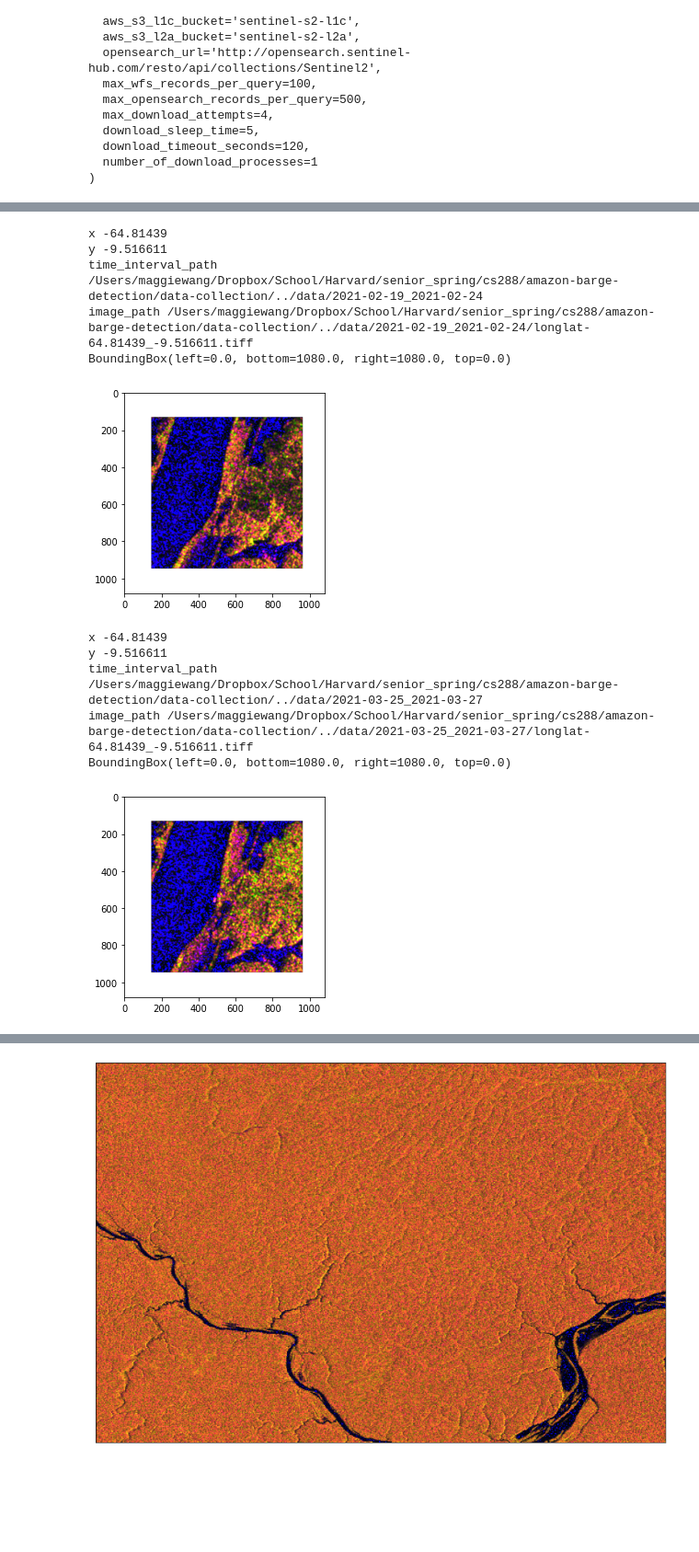
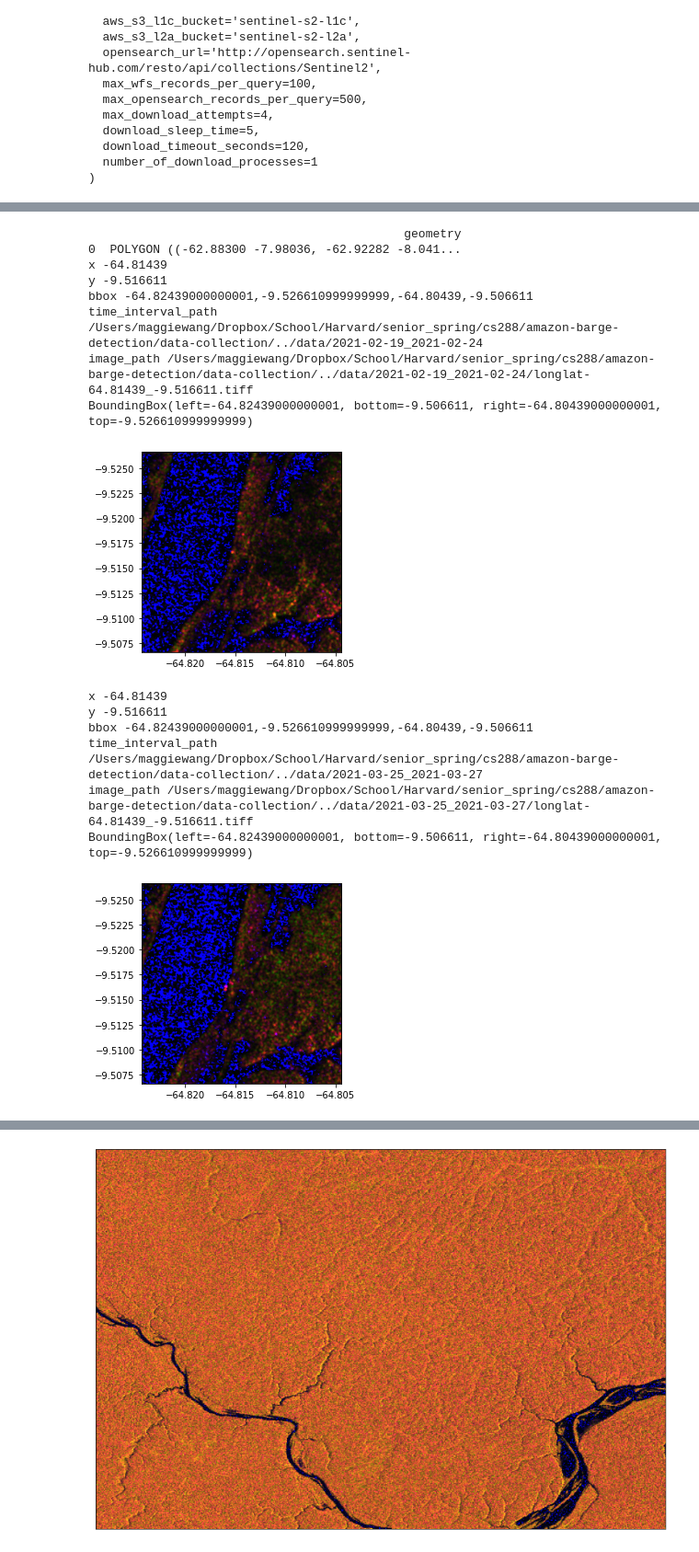
Before and after one commit to julianl092/amazon-barge-detection, a Jupyter notebook: data-collection/sentinel_1_pull_and_tile.ipynb, the cells around one changed output, grey strips where cells are left out. Shown at 92% size. Drawn from its saved outputs; the diff is of its cells as text; code cells hidden in the pictures; blank space fills up the shorter version.

Commit message:
got geotiffs, working on masking w geojson

```diff
--- a/data-collection/sentinel_1_pull_and_tile.ipynb
+++ b/data-collection/sentinel_1_pull_and_tile.ipynb
@@ -89,6 +105,10 @@ Supported DataCollections:
 
 import rasterio
 from rasterio.plot import show
+
+from rasterio.transform import Affine
+
+import geopandas as gpd
 
 # import geojson
 # geojson_file_name = 'mutum-parana-aoi-2.geojson'
@@ -101,6 +121,11 @@ from rasterio.plot import show
 # print('features', features)
 # print(features['geometry']['coordinates'])
 # coords = features['geometry']['coordinates']
+
+geojson_file_name = 'porto-velho-madeira-aoi.geojson'
+geojson_file_path = os.path.join(dir_path, 'geojson/' + geojson_file_name)
+train_df = gpd.read_file(geojson_file_path)
+print(train_df.head(5))
 
 evalscript = """
     //VERSION=3
@@ -131,16 +156,16 @@ lat_half_width = 0.01
 
 for time_interval in time_intervals:
     for coord in coords[0]:
+
         print('x', coord[0])
         print('y', coord[1])
 
-    #     long_corner = -59.867497558499998
-    #     lat_corner = -5.24749994272
         long_corner = coord[0]
         lat_corner = coord[1]
-        glacier_bbox = BBox([long_corner-long_half_width, lat_corner-lat_half_width,
-                             long_corner+long_half_width, lat_corner+lat_half_width], crs=CRS.WGS84)
-        glacier_size = (500, 500)
+        bbox = BBox([long_corner-long_half_width, lat_corner-lat_half_width,
+                     long_corner+long_half_width, lat_corner+lat_half_width], crs=CRS.WGS84)
+        print('bbox', bbox)
+        bbox_size = (500, 500)
 
         request = SentinelHubRequest(
             evalscript=evalscript,
@@ -149,43 +174,70 @@ for time_interval in time_intervals:
                     data_collection=DataCollection.SENTINEL1_IW_DES,
                     time_interval=time_interval,
                 )
             ],
             responses=[
                 SentinelHubRequest.output_response('default', MimeType.TIFF)
             ],
-            bbox=glacier_bbox,
-            size=glacier_size,
+            bbox=bbox,
+            size=bbox_size,
             config=config
         )
 
         image = request.get_data()[0]
+#         print('image', image)
 
         # Crop image based on geojson
-
+        res = (long_half_width*2) / 500.0
+        transform = Affine.translation(coord[0] - long_half_width, coord[1] - lat_half_width) * Affine.scale(res, res)
 
         time_interval_path = os.path.join(dir_path, '../data/' + time_interval[0] + '_' + time_interval[1])
         print('time_interval_path', time_interval_path)
         if not os.path.exists(time_interval_path):
             os.makedirs(time_interval_path)
 
         image_path = os.path.join(time_interval_path, 'longlat' + str(long_corner) + '_' + str(lat_corner) + '.tiff')
         print('image_path', image_path)
-        # Save image
-        plot_image(image, image_path, factor=3.5/255, clip_range=(0,1), show=False)
+#         # Save image
+#         plot_image(image, image_path, factor=3.5/255, clip_range=(0,1), show=False)
+
+#         img = rasterio.open(image_path)
+# #         print(img.bounds)
+# #         show(img)
+# #         show(image)
+#         print(image.read(1))
+
+#         print(image.bounds)
+        image = np.moveaxis(image.squeeze(), -1, 0)
+        with rasterio.open(
+            image_path,
+            'w',
+            driver='GTiff',
+            height=image.shape[1],
+            width=image.shape[2],
+            count=4,
+            dtype=image.dtype,
+            crs='+proj=latlong',
+            transform=transform,
+        ) as dst:
+            dst.write(image)
 
         img = rasterio.open(image_path)
         print(img.bounds)
         show(img)
 # %% [output]
+                                            geometry
+0  POLYGON ((-62.88300 -7.98036, -62.92282 -8.041...
 x -64.81439
 y -9.516611
+bbox -64.82439000000001,-9.526610999999999,-64.80439,-9.506611
 time_interval_path /Users/maggiewang/Dropbox/School/Harvard/senior_spring/cs288/amazon-barge-detection/data-collection/../data/2021-02-19_2021-02-24
 image_path /Users/maggiewang/Dropbox/School/Harvard/senior_spring/cs288/amazon-barge-detection/data-collection/../data/2021-02-19_2021-02-24/longlat-64.81439_-9.516611.tiff
-BoundingBox(left=0.0, bottom=1080.0, right=1080.0, top=0.0)
+BoundingBox(left=-64.82439000000001, bottom=-9.506611, right=-64.80439000000001, top=-9.526610999999999)
-[figure, old version]
+[figure, new version]
 x -64.81439
 y -9.516611
+bbox -64.82439000000001,-9.526610999999999,-64.80439,-9.506611
 time_interval_path /Users/maggiewang/Dropbox/School/Harvard/senior_spring/cs288/amazon-barge-detection/data-collection/../data/2021-03-25_2021-03-27
 image_path /Users/maggiewang/Dropbox/School/Harvard/senior_spring/cs288/amazon-barge-detection/data-collection/../data/2021-03-25_2021-03-27/longlat-64.81439_-9.516611.tiff
-BoundingBox(left=0.0, bottom=1080.0, right=1080.0, top=0.0)
+BoundingBox(left=-64.82439000000001, bottom=-9.506611, right=-64.80439000000001, top=-9.526610999999999)
-[figure, old version]
+[figure, new version]
```
Also changed, not shown: parts of 9 cells of this notebook.
